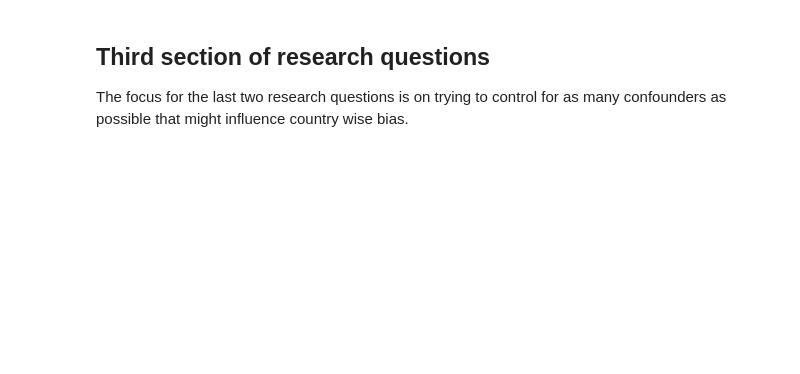
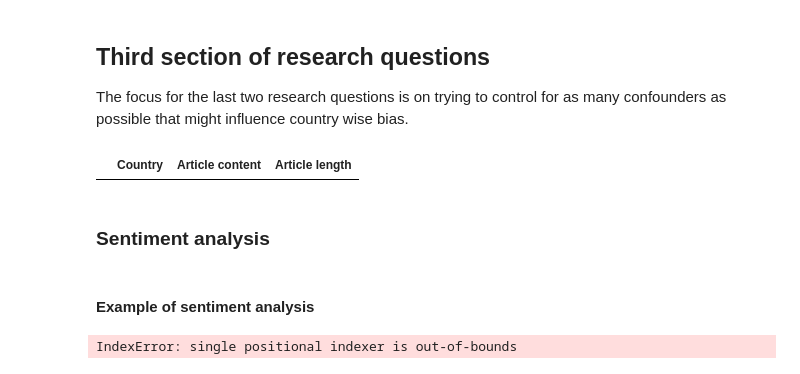
Before and after one commit to epfl-ada/ada-2023-project-jellyfish401, a Jupyter notebook: p2.ipynb, the cells around one changed output. Cells and saved outputs as stored; diff of their text form; code cells hidden in the pictures; blank space fills up the shorter version.

```diff
--- a/p2.ipynb
+++ b/p2.ipynb
@@ -427,3 +423,34 @@ plt.show()
 # %% [markdown]
 ## Third section of research questions
 The focus for the last two research questions is on trying to control for as many confounders as possible that might influence country wise bias.
+# %%
+# Create np.array with name of all articles that are about a country
+countries = main_categories[main_categories['subject_category'] == 'Countries']['article'].values
+
+# Directory where the .txt files are stored
+directory = "data/plaintext_articles/"
+
+# Initialize an empty list to store the data
+data = []
+
+# Iterate over all countries
+for country in countries:
+    file_path = directory + country + '.txt'
+
+# Open the file and read its content into a string
+    if os.path.exists(file_path):
+        with open(file_path, 'r', encoding='utf-8') as file:
+            file_content = file.read()
+
+    # Add filname, content and article length to the data list
+        data.append((country, file_content, len(file_content)))
+
+# Create a DataFrame from the data list
+plaintext_articles = pd.DataFrame(data, columns=['Country', 'Article content', 'Article length'])
+
+# Display the DataFrame
+display(plaintext_articles)
+# %% [output]
+|  | Country | Article content | Article length |
+# %% [markdown]
+### Sentiment analysis
@@ -429,0 +496,13 @@ The focus for the last two research questions is on trying to control for as man
+# %% [markdown]
+#### Example of sentiment analysis
+# %%
+# Retrieve the article content of the country
+country = 'Switzerland'
+content = plaintext_articles.loc[plaintext_articles['Country'] == country, 'Article content'].iloc[0]
+
+summary_df, majority_class = sentiment_analysis(content)
+
+print(majority_class)
+summary_df.head(3)
+# %% [output]
+IndexError: single positional indexer is out-of-bounds
```
Also changed, not shown: parts of 14 cells of this notebook.
